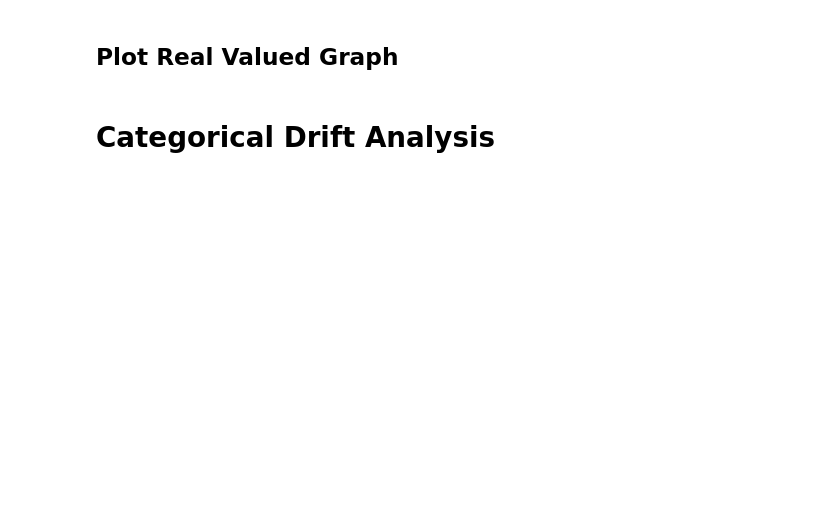
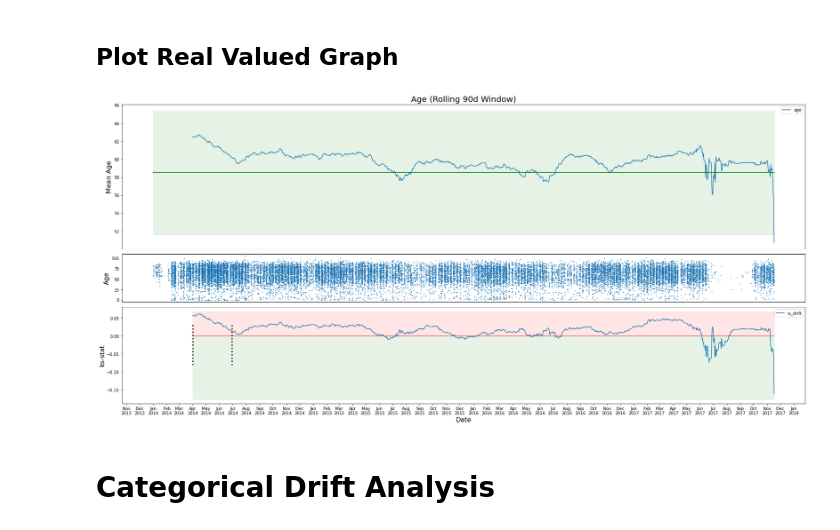
Before and after one commit to microsoft/MedImaging-ModelDriftMonitoring, a Jupyter notebook: experiments/experiment1_input_analysis/dicom_metadata/dicom_metadata_drift.ipynb, the cells around one changed output. Cells and saved outputs as stored; diff of their text form; code cells hidden in the pictures; blank space fills up the shorter version.

```diff
--- a/experiments/experiment1_input_analysis/dicom_metadata/dicom_metadata_drift.ipynb
+++ b/experiments/experiment1_input_analysis/dicom_metadata/dicom_metadata_drift.ipynb
@@ -103,2 +191,74 @@ _ = plt.yticks(fontsize=10)
+# %%
+
+
+dfmean = pd.DataFrame([(dfx.index.min(), m), (dfx.index.max(), m)], columns=[
+                      'StudyDate', col]).set_index("StudyDate")
+dfstd = pd.DataFrame([(dfx.index.min(), std/3, -std/3), (dfx.index.max(),
+                     std/3, -std/3), ], columns=['StudyDate', 'H', 'L']).set_index("StudyDate")
+
+alerts = []
+alerts += calculate_alerts(new_df['mean'], new_df['mean'] < (m - std/3))
+alerts += calculate_alerts(new_df['mean'], new_df['mean'] > (m + std/3))
+# %%
+fig, axes = plt.subplots(nrows=3, ncols=1, figsize=(
+    30, 15), sharex=True, gridspec_kw={'height_ratios': [15, 5, 10], 'wspace':0, 'hspace':.05})
+
+
+new_df['mean'].plot(ax=axes[0], label='Age')
+dfmean.plot(ax=axes[0], color='green')
+axes[0].fill_between(dfstd.index, m+dfstd['H'], m +
+                     dfstd['L'], 3, color='green', alpha=.1)
+for dfalert in alerts:
+    _ = axes[0].fill_between(dfalert.index, dfalert['h'],
+                             dfalert['l'], 3, color='red', alpha=.25)
+
+axes[1].scatter(df_target.index.tolist(), df_target[col], marker='.', s=2)
+
+
+alpha = 1
+new_df['is_drift'] = new_df['stat']-new_df[f'crit_{alpha}']
+
+# df_roll_p.plot(ax=axes[-1], label="ks-stat")
+# df_roll_crit.plot(ax=axes[-1], label='critical')
+new_df['is_drift'].plot(ax=axes[-1])
+# df_roll_p2.plot(ax=axes[-1], label=calc_p_real2.name)
+# df_roll_t.plot(ax=axes[-1], label="t")
+
+axes[-1].plot([new_df.index.min(), new_df.index.max()], [0, 0], 'r', alpha=.5)
+axes[-1].fill_between([new_df.index.min(), new_df.index.max()], [new_df['is_drift'].min()*1.1, new_df['is_drift'].min()*1.1], [0, 0], 3, color='green', alpha=.1)
+axes[-1].fill_between([new_df.index.min(), new_df.index.max()], [0, 0], [new_df['is_drift'].max()*1.1, new_df['is_drift'].max()*1.1], 3, color='red', alpha=.1)
+
+from datetime import timedelta
+
+axes[-1].plot([new_df.index.min(), new_df.index.min()], [new_df['is_drift'].max()*0.5, new_df['is_drift'].min()*0.5], ':k', alpha=1, linewidth=3)
+axes[-1].plot([new_df.index.min()+timedelta(days=N), new_df.index.min()+timedelta(days=N)], [new_df['is_drift'].max()*.5, new_df['is_drift'].min()*.5], ':k', alpha=1, linewidth=3)
+
+
+# Format Titles and ticks
+verbose_column_nane = col.replace('_', ' ').title()
+axes[0].set_title(
+    f"{verbose_column_nane} (Rolling {N}d Window)", fontsize=20)
+axes[0].set_ylabel(f'Mean {verbose_column_nane}', fontsize=16)
+axes[1].set_ylabel(f'{verbose_column_nane}', fontsize=16)
+
+# axes[0].get_legend().remove()
+
+axes[0].axes.get_xaxis().set_visible(False)
+axes[1].axes.get_xaxis().set_visible(False)
+
+axes[-1].set_xlabel('Date', fontsize=16)
+axes[-1].set_ylabel("ks-stat", fontsize=16)
+# axes[-1].set_ylim([-1, 1])
+axes[-1].legend()
+
+# Create custom ticks using matplotlib date tick locator and formatter
+loc = mdates.MonthLocator(interval=1)
+axes[-1].xaxis.set_major_locator(loc)
+fmt = mdates.DateFormatter('%b\n%Y')
+axes[-1].xaxis.set_major_formatter(fmt)
+plt.xticks(rotation=0, fontsize=10)
+_ = plt.yticks(fontsize=10)
+# %% [output]
+[figure, added]
 # %% [markdown]
 # Categorical Drift Analysis
```
Also changed, not shown: parts of 12 cells of this notebook, 1 other file.
